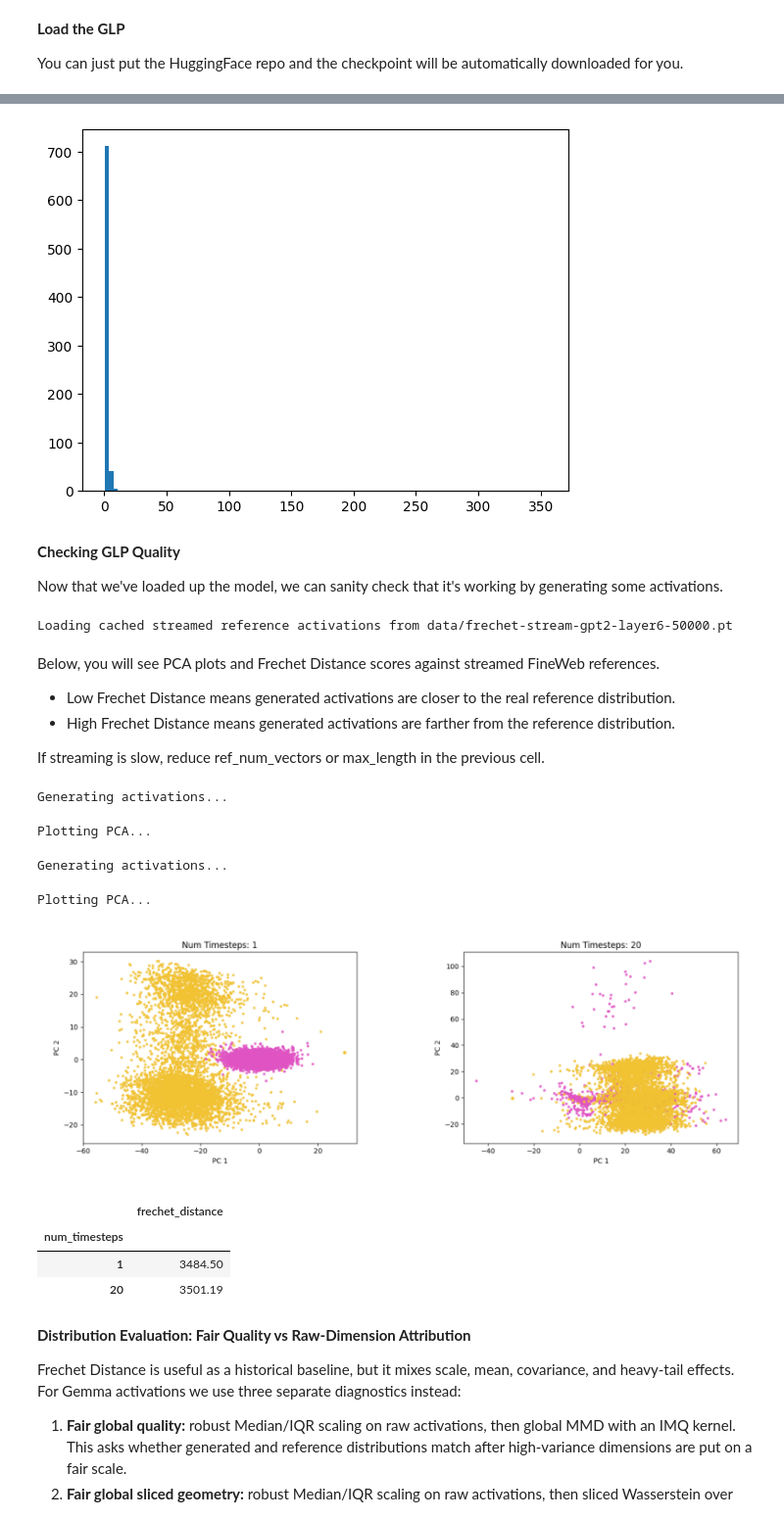
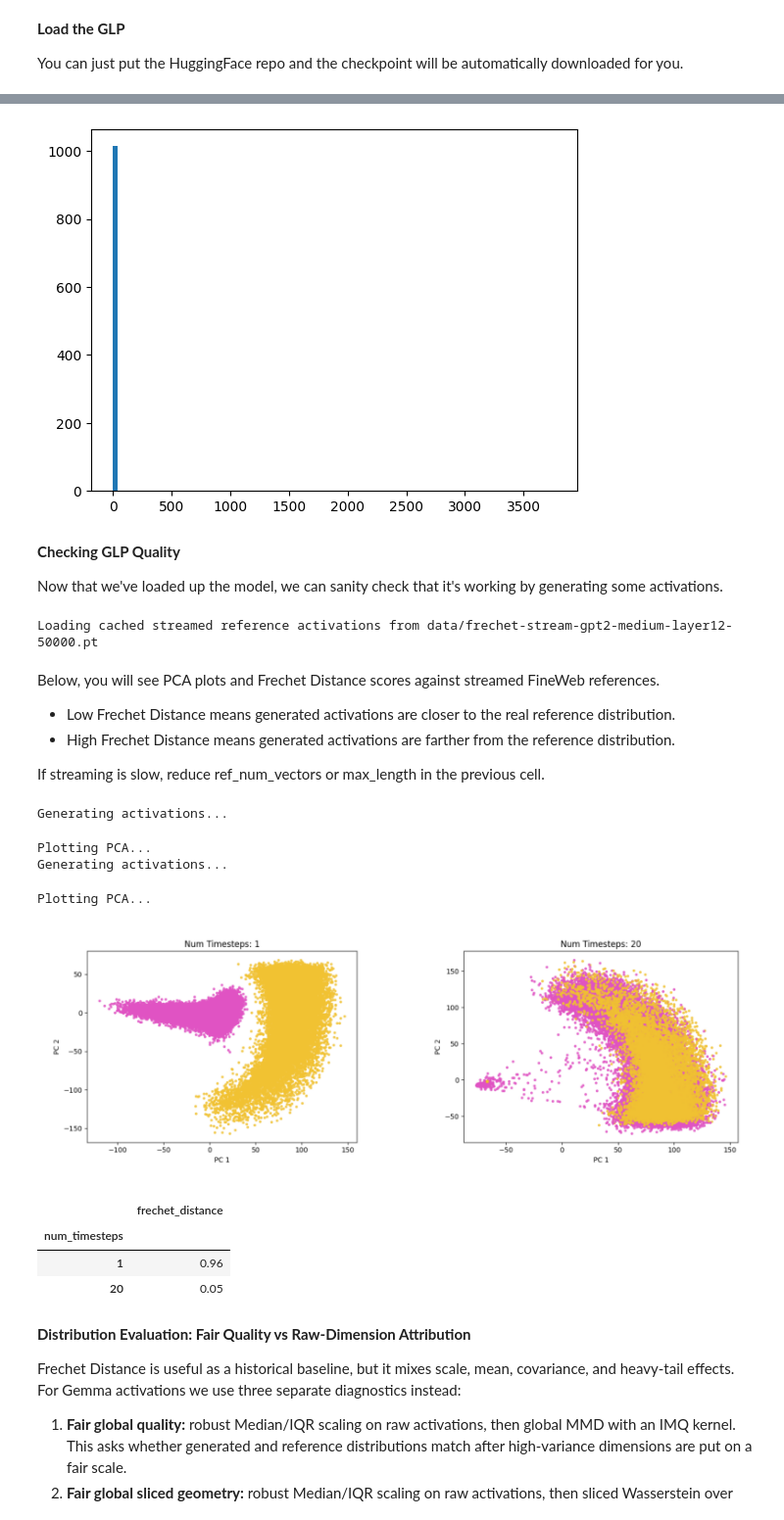
Before and after one commit to PQHSGS/GLP, a Jupyter notebook: glp_demo gemma_mmd.ipynb, the cells around one changed output, grey strips where cells are left out. Shown at 98% size. Drawn from its saved outputs; the diff is of its cells as text; code cells hidden in the pictures.

```diff
--- a/glp_demo gemma_mmd.ipynb
+++ b/glp_demo gemma_mmd.ipynb
@@ -37,12 +37,13 @@ You can just put the HuggingFace repo and the checkpoint will be automatically d
 device = "cuda:0"
 
 # Your Gemma GLP checkpoint (local folder or HF repo id).
-glp_name = "PQPQPQHUST/glp-gpt2"
-glp_ckpt = "300M/spec_iqr"
+glp_name = "PQPQPQHUST/glp-gpt2-med"
+glp_ckpt = "1B/ot_gauss/300M"
 
 # Gemma LLM setup for streaming reference activations and steering.
-hf_model_name = "openai-community/gpt2"
-hf_layer = 6
+hf_model_name = "openai-community/gpt2-medium"
+hf_layer = 12
+vector_path = "Vector/CAA/extracted/GPT2/med/vector.pt"
 # %%
 import time
 
@@ -64,7 +67,7 @@ FileNotFoundError: [Errno 2] No such file or directory: '/home/aiotlab/.cache/hu
 plt.hist(var.cpu().numpy(), bins=100)
 plt.show()
 # %% [output]
-[figure, old version]
+[figure, new version]
 # %% [markdown]
 **Checking GLP Quality**
 
@@ -149,15 +152,30 @@ def stream_reference_activations(
 
 
 
-def compute_fd(ref_latents, gen_latents):
+def compute_fd(ref_latents, gen_latents, generator=None):
     ref_vecs = ref_latents[:, 0, :].detach().cpu().float()
     gen_vecs = gen_latents[:, 0, :].detach().cpu().float()
-    # ref_vecs = (ref_vecs - mean.cpu()) / torch.sqrt(var.cpu() + 1e-8)
-    # gen_vecs = (gen_vecs - mean.cpu()) / torch.sqrt(var.cpu() + 1e-8)
+
     n = min(ref_vecs.shape[0], gen_vecs.shape[0])
     if n < 2:
         raise ValueError("Need at least 2 vectors per set to compute Frechet Distance.")
-    return script_eval.rep_fd(ref_vecs[:n].float().numpy(), gen_vecs[:n].float().numpy())
+
+    # Compute FD(generated, reference)
+    fd_gen_ref = script_eval.rep_fd(ref_vecs[:n].float().numpy(), gen_vecs[:n].float().numpy())
+
+    # Generate noise samples from standard normal distribution
+    if generator is None:
+        generator = torch.Generator()
+    noise_vecs = torch.randn(n, ref_vecs.shape[1], generator=generator).float()
+
+    # Compute FD(noise, reference)
+    fd_noise_ref = script_eval.rep_fd(ref_vecs[:n].float().numpy(), noise_vecs[:n].float().numpy())
+
+    # Return normalized FD
+    # Avoid division by zero
+    if fd_noise_ref < 1e-8:
+        return float('inf')
+    return fd_gen_ref / fd_noise_ref
 
 
 def plot_pca(num_timesteps, batch_size, ref_latents, gen_latents):
@@ -209,7 +227,7 @@ else:
     torch.save({"activations": ref_latents}, ref_cache)
     print(f"Saved streamed references to {ref_cache}")
 # %% [output]
-Loading cached streamed reference activations from data/frechet-stream-gpt2-layer6-50000.pt
+Loading cached streamed reference activations from data/frechet-stream-gpt2-medium-layer12-50000.pt
 # %% [markdown]
 Below, you will see PCA plots and Frechet Distance scores against streamed FineWeb references.
 
@@ -219,47 +237,47 @@ Below, you will see PCA plots and Frechet Distance scores against streamed FineW
 If streaming is slow, reduce ref_num_vectors or max_length in the previous cell.
 # %%
 # Keep these evaluation hyperparameters aligned with glp_demo.ipynb
-batch_size = 10000
+batch_size = 50000
 eval_timesteps = [1, 20]
 fd_eval_vectors = min(batch_size, ref_latents.shape[0])
 # %%
 # run generation
-generator = torch.Generator().manual_seed(42)
+generator = torch.Generator().manual_seed(12)
 pca_plots = []
 fd_rows = []
 generated_latents_by_step = {}
 
 for num_timesteps in eval_timesteps:
     gen_latents = generate_activations(num_timesteps, batch_size, generator=generator)
     generated_latents_by_step[num_timesteps] = gen_latents.detach().cpu()
     pca_plot = plot_pca(num_timesteps, batch_size, ref_latents, gen_latents)
     pca_plots.append(pca_plot)
     fd_rows.append({
         "num_timesteps": num_timesteps,
-        "frechet_distance": compute_fd(ref_latents[:fd_eval_vectors], gen_latents[:fd_eval_vectors]),
+        "frechet_distance": compute_fd(ref_latents[:fd_eval_vectors], gen_latents[:fd_eval_vectors], generator=generator),
     })
 
 # visualize the PCA results
 plt.figure(figsize=(5 * len(pca_plots), 5))
 for i in range(len(pca_plots)):
     plt.subplot(1, len(pca_plots), i + 1)
     plt.imshow(pca_plots[i])
     plt.axis("off")
 plt.show()
 
 # show Frechet Distance summary
 fd_df = pd.DataFrame(fd_rows).set_index("num_timesteps").sort_index()
 fd_df.round(2)
 # %% [output]
 Generating activations...
 Plotting PCA...
+Generating activations...
-Generating activations...
+Plotting PCA...
-Plotting PCA...
-[figure, old version]
+[figure, new version]
 |  | frechet_distance |
 | num_timesteps |  |
-| 1 | 3484.50 |
-| 20 | 3501.19 |
+| 1 | 0.96 |
+| 20 | 0.05 |
 # %% [markdown]
 **Distribution Evaluation: Fair Quality vs Raw-Dimension Attribution**
 
```
Also changed, not shown: parts of 10 cells of this notebook, 10 other files.
